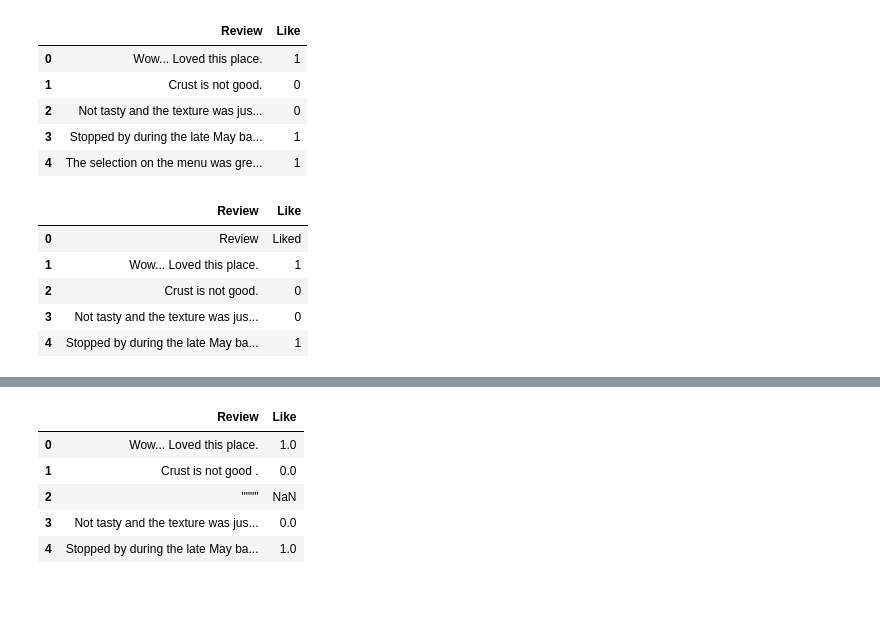
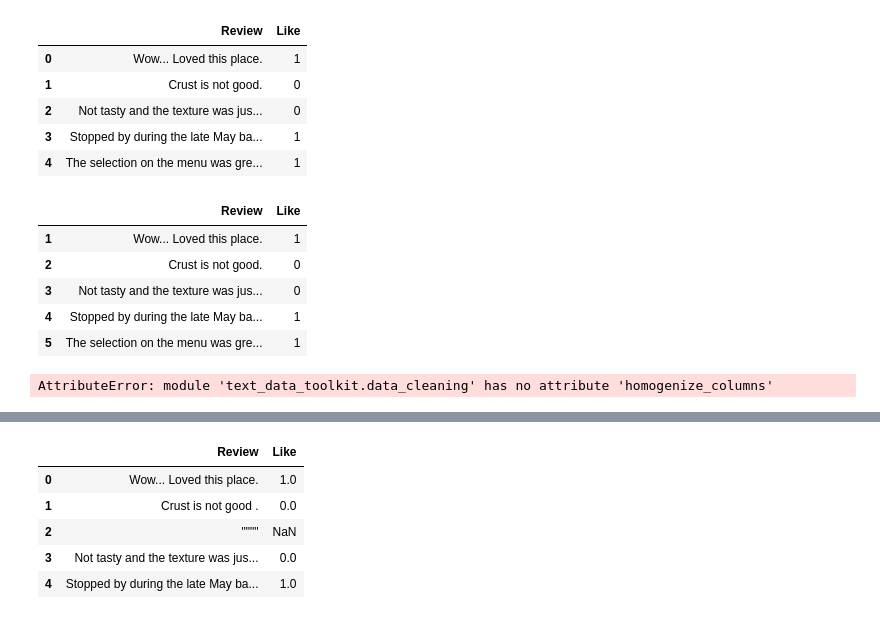
Before and after one commit to Thomas-Kulch/text_data_toolkit, a Jupyter notebook: eda/EDA Restaurant Reviews.ipynb, the cells around one changed output, grey strips where cells are left out. Drawn from its saved outputs; the diff is of its cells as text; code cells hidden in the pictures.

```diff
--- a/eda/EDA Restaurant Reviews.ipynb
+++ b/eda/EDA Restaurant Reviews.ipynb
@@ -72,11 +32,16 @@ df_csv.head()
 | 4 | The selection on the menu was gre... | 1 |
 # %%
 df_txt = dfs['Restaurant_Reviews2']
+df_txt = df_txt.drop(0)
 df_txt.head()
 # %% [output]
 |  | Review | Like |
-| 0 | Review | Liked |
 | 1 | Wow... Loved this place. | 1 |
 | 2 | Crust is not good. | 0 |
 | 3 | Not tasty and the texture was jus... | 0 |
 | 4 | Stopped by during the late May ba... | 1 |
+| 5 | The selection on the menu was gre... | 1 |
+# %%
+df_tsv = clean.homogenize_columns(df_tsv)
+# %% [output]
+AttributeError: module 'text_data_toolkit.data_cleaning' has no attribute 'homogenize_columns'
```
Also changed, not shown: parts of 6 cells of this notebook, 5 other files.
